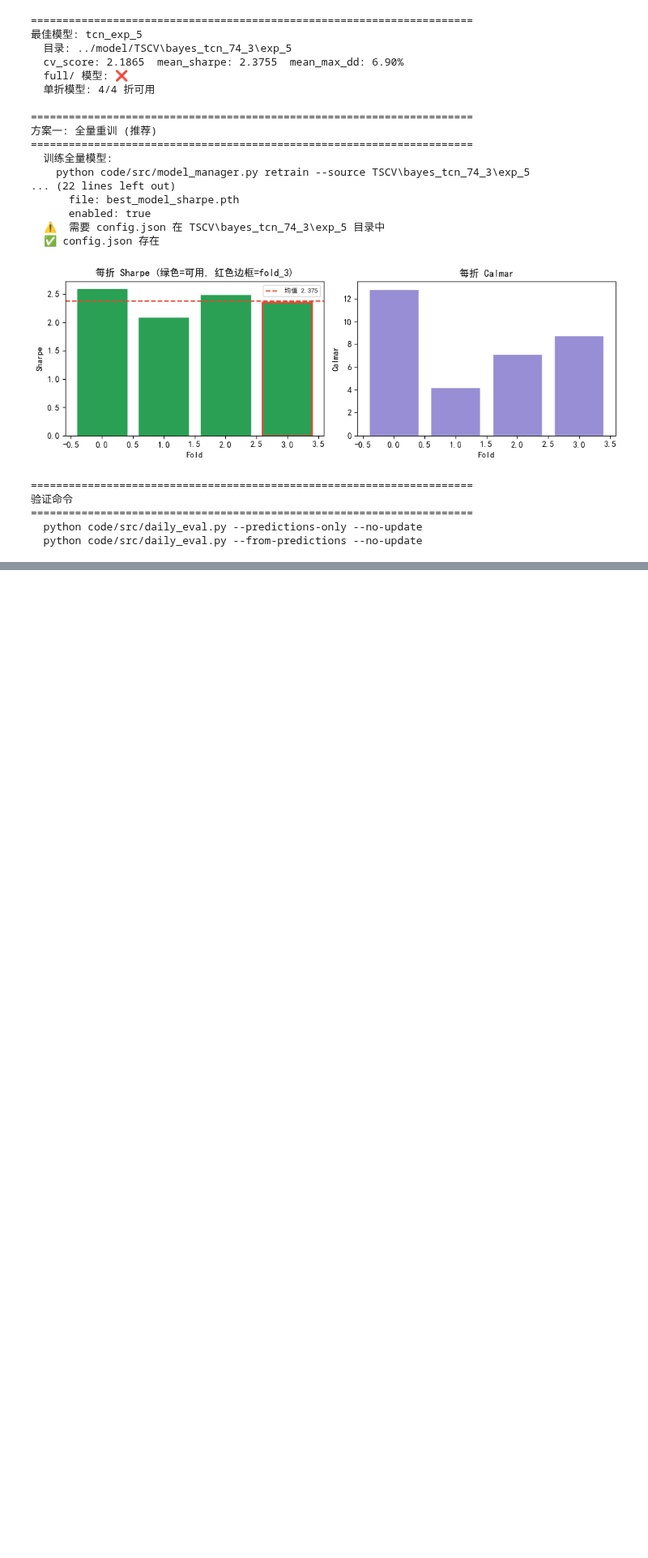
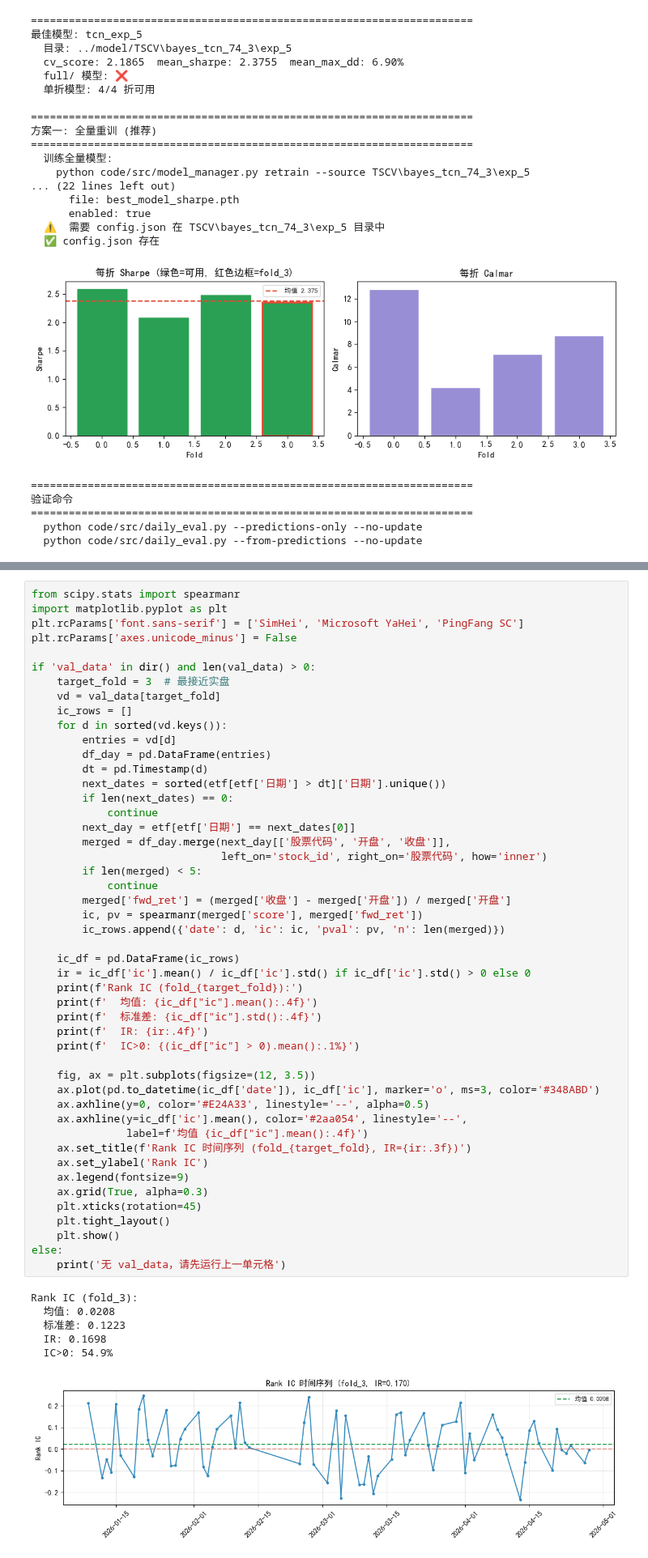
Before and after one commit to xyl-27/ETF, a Jupyter notebook: notebooks/tscv_eval.ipynb, the cells around one changed output, grey strips where cells are left out. Shown at 81% size. Cells and saved outputs as stored; diff of their text form; blank space fills up the shorter version.

```diff
--- a/notebooks/tscv_eval.ipynb
+++ b/notebooks/tscv_eval.ipynb
@@ -598,0 +663,55 @@ else:
+# %%
+from scipy.stats import spearmanr
+import matplotlib.pyplot as plt
+plt.rcParams['font.sans-serif'] = ['SimHei', 'Microsoft YaHei', 'PingFang SC']
+plt.rcParams['axes.unicode_minus'] = False
+
+if 'val_data' in dir() and len(val_data) > 0:
+    target_fold = 3  # 最接近实盘
+    vd = val_data[target_fold]
+    ic_rows = []
+    for d in sorted(vd.keys()):
+        entries = vd[d]
+        df_day = pd.DataFrame(entries)
+        dt = pd.Timestamp(d)
+        next_dates = sorted(etf[etf['日期'] > dt]['日期'].unique())
+        if len(next_dates) == 0:
+            continue
+        next_day = etf[etf['日期'] == next_dates[0]]
+        merged = df_day.merge(next_day[['股票代码', '开盘', '收盘']],
+                              left_on='stock_id', right_on='股票代码', how='inner')
+        if len(merged) < 5:
+            continue
+        merged['fwd_ret'] = (merged['收盘'] - merged['开盘']) / merged['开盘']
+        ic, pv = spearmanr(merged['score'], merged['fwd_ret'])
+        ic_rows.append({'date': d, 'ic': ic, 'pval': pv, 'n': len(merged)})
+
+    ic_df = pd.DataFrame(ic_rows)
+    ir = ic_df['ic'].mean() / ic_df['ic'].std() if ic_df['ic'].std() > 0 else 0
+    print(f'Rank IC (fold_{target_fold}):')
+    print(f'  均值: {ic_df["ic"].mean():.4f}')
+    print(f'  标准差: {ic_df["ic"].std():.4f}')
+    print(f'  IR: {ir:.4f}')
+    print(f'  IC>0: {(ic_df["ic"] > 0).mean():.1%}')
+
+    fig, ax = plt.subplots(figsize=(12, 3.5))
+    ax.plot(pd.to_datetime(ic_df['date']), ic_df['ic'], marker='o', ms=3, color='#348ABD')
+    ax.axhline(y=0, color='#E24A33', linestyle='--', alpha=0.5)
+    ax.axhline(y=ic_df['ic'].mean(), color='#2aa054', linestyle='--',
+               label=f'均值 {ic_df["ic"].mean():.4f}')
+    ax.set_title(f'Rank IC 时间序列 (fold_{target_fold}, IR={ir:.3f})')
+    ax.set_ylabel('Rank IC')
+    ax.legend(fontsize=9)
+    ax.grid(True, alpha=0.3)
+    plt.xticks(rotation=45)
+    plt.tight_layout()
+    plt.show()
+else:
+    print('无 val_data，请先运行上一单元格')
+# %% [output]
+Rank IC (fold_3):
+  均值: 0.0208
+  标准差: 0.1223
+  IR: 0.1698
+  IC>0: 54.9%
+[figure, added]
```
Also changed, not shown: parts of 35 cells of this notebook, 7 other files.
